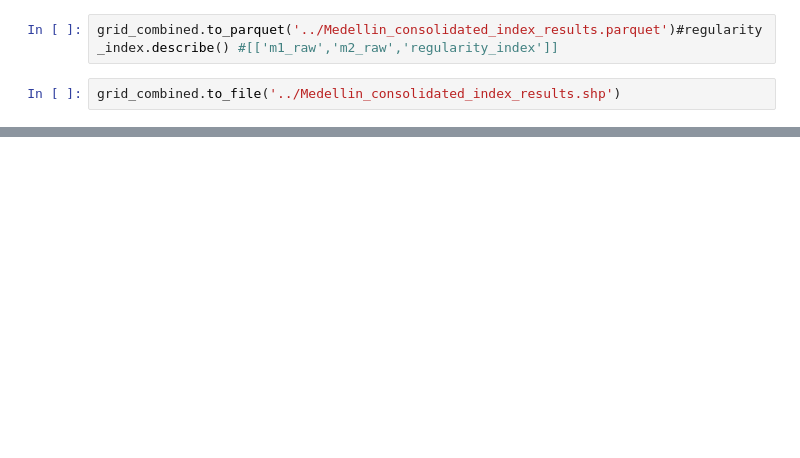
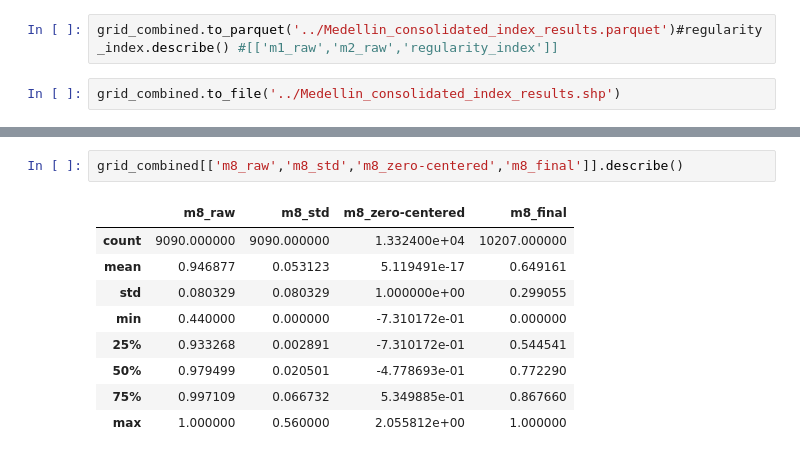
Before and after one commit to sarangof/identifyingLandSubdivisions, a Jupyter notebook: main_metric_calculations_notebook.ipynb, the cells around one changed output, grey strips where cells are left out. Cells and saved outputs as stored; diff of their text form; blank space fills up the shorter version.

```diff
--- a/main_metric_calculations_notebook.ipynb
+++ b/main_metric_calculations_notebook.ipynb
@@ -1198,0 +788,12 @@ print(f"Tasks completed in {elapsed_time:.2f} seconds.")
+# %%
+grid_combined[['m8_raw','m8_std','m8_zero-centered','m8_final']].describe()
+# %% [output]
+|  | m8_raw | m8_std | m8_zero-centered | m8_final |
+| count | 9090.000000 | 9090.000000 | 1.332400e+04 | 10207.000000 |
+| mean | 0.946877 | 0.053123 | 5.119491e-17 | 0.649161 |
+| std | 0.080329 | 0.080329 | 1.000000e+00 | 0.299055 |
+| min | 0.440000 | 0.000000 | -7.310172e-01 | 0.000000 |
+| 25% | 0.933268 | 0.002891 | -7.310172e-01 | 0.544541 |
+| 50% | 0.979499 | 0.020501 | -4.778693e-01 | 0.772290 |
+| 75% | 0.997109 | 0.066732 | 5.349885e-01 | 0.867660 |
+| max | 1.000000 | 0.560000 | 2.055812e+00 | 1.000000 |
```
Also changed, not shown: parts of 19 cells of this notebook.
